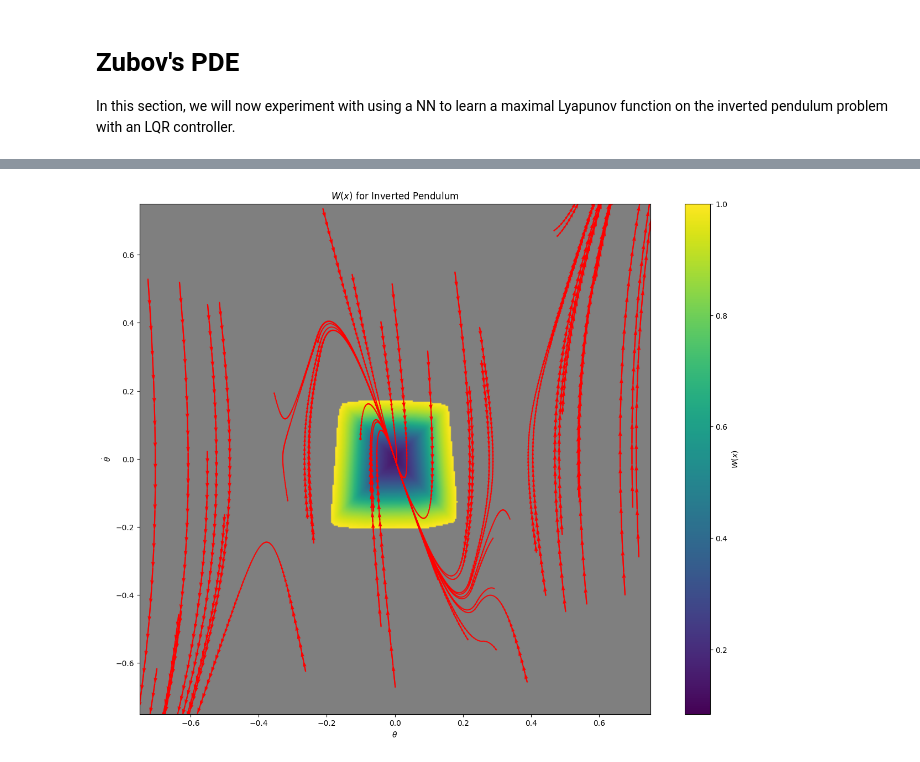
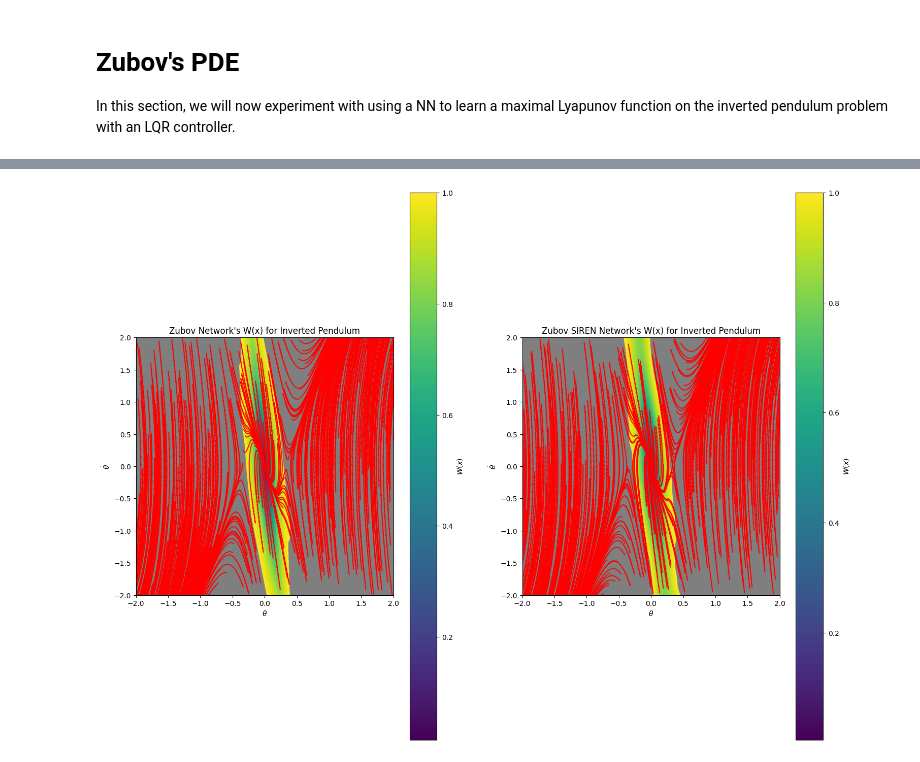
Before and after one commit to jorgejc2/ISS_Lyapunov_Stable_NN_Controllers, a Jupyter notebook: SimpleExamples/inverted_pendulum_plots/inverted_pendulum.ipynb, the cells around one changed output, grey strips where cells are left out. Drawn from its saved outputs; the diff is of its cells as text; code cells hidden in the pictures.

```diff
--- a/SimpleExamples/inverted_pendulum_plots/inverted_pendulum.ipynb
+++ b/SimpleExamples/inverted_pendulum_plots/inverted_pendulum.ipynb
@@ -475,11 +520,11 @@ zubov_network = ZubovNetwork(**zubov_args)
 # initialize the training dataset
 batch_size = 2048
 dataset_args = {
-    "n_samples": 15_000,
+    "n_samples": 100_000,
     "batch_size": batch_size,
-    "lb": zubov_args["lb"],
-    "ub": zubov_args["ub"],
-    "alpha": zubov_args["alpha"],
+    "lb": common_args["lb"],
+    "ub": common_args["ub"],
+    "alpha": 1.0,
 }
 zubov_dataset = SampleDataset(**dataset_args)
 train_loader = DataLoader(zubov_dataset, batch_size=1, shuffle=True, drop_last=False)
@@ -560,65 +672,16 @@ plt.show()
 # %%
-# Sample the Zubov network and plot it. Note that we cannot consider this to be a valid Zubov function until the network
-# gets passed to a verifier. This cell is to simply get a visualization of its output.
+fig, axs = plt.subplots(nrows=1, ncols=2, figsize=(18, 14))
+axs = axs.flatten()
+
 dim_samples = 1000
-lb_np = to_numpy(zubov_args['lb'])
-ub_np = to_numpy(zubov_args['ub'])
-plot_x_lim = (-0.75, 0.75)
-plot_y_lim = (-0.75, 0.75)
-x_lin = np.linspace(lb_np[0], ub_np[0], num=dim_samples)
-y_lin = np.linspace(lb_np[1], ub_np[1], num=dim_samples)
-X, Y = np.meshgrid(x_lin, y_lin)
-# X and Y are shape (dim_samples, dim_samples)
-samples_np = np.stack((X.flatten(), Y.flatten()), axis=1)
-# shape (dim_samples**2, 2)
-samples_torch = torch.from_numpy(samples_np).to(**set_t)
-outputs = zubov_network(samples_torch)
-# shape (dim_samples**2, 1)
-outputs = outputs.squeeze(1)
-# shape (dim_samples**2,)
-outputs_np = to_numpy(outputs)
+lb_np = to_numpy(common_args['lb'])
+ub_np = to_numpy(common_args['ub'])
+x_lim = (-2, 2)
+y_lim = (-2, 2)
+thresholds = (0.95, .95)
+for ax, net, title, threshold in zip(axs, (zubov_network, zubov_siren_network), ("Zubov Network", "Zubov SIREN Network"), thresholds):
+    plot_zubov_heatmap(fig, ax, net, lb_np, ub_np, threshold, dim_samples, x_lim, y_lim, title)
 
-# Assuming outputs_np is already obtained from your network
-outputs_reshaped = outputs_np.reshape(dim_samples, dim_samples)
-
-# Mask the regions where output > 0.9
-output_thresholds = 0.9
-# output_thresholds = 1.
-gray_mask = outputs_reshaped >= output_thresholds
-
-# Normalize outputs to [0, 1] for the colormap
-normalized_outputs = np.clip(outputs_reshaped / output_thresholds, 0, 1)
-
-# Create an RGB image where gray_mask is applied
-colored_output = plt.cm.viridis(normalized_outputs)  # Use viridis colormap for [0, 0.9]
-colored_output[gray_mask] = [0.5, 0.5, 0.5, 1.0]  # Gray color for values ≥ 0.9
-
-# Now plot random trajectories. These 3 parameters can be adjusted based on the plot of W(x)
-num_traj = 50
-traj_steps = 800
-traj_lb = torch.tensor((plot_x_lim[0], plot_y_lim[0]), **set_t).reshape(1, -1)
-traj_ub = torch.tensor((plot_x_lim[1], plot_y_lim[1]), **set_t).reshape(1, -1)
-traj_range = (traj_ub - traj_lb)
-rand_init = torch.rand((num_traj, 2)) * traj_range + traj_lb
-traj_torch = pendulum_continuous(rand_init, lqr_controller, traj_steps)
-traj_torch = torch.cat((rand_init.unsqueeze(1), traj_torch), dim=1)
-traj_np = to_numpy(traj_torch) # shape (num_traj, traj_steps, 2)
-
-plt.figure(figsize=(16, 12))
-for traj in traj_np:
-    plt.plot(traj[:, 0], traj[:, 1], color='red', alpha=0.8)
-    plt.quiver(traj[:-1, 0], traj[:-1, 1],
-               traj[1:, 0] - traj[:-1, 0], traj[1:, 1] - traj[:-1, 1],
-               angles='xy', scale_units='xy', scale=1, color='red')
-
-# Plot
-plt.xlim(plot_x_lim)
-plt.ylim(plot_y_lim)
-plt.imshow(colored_output, origin='lower', extent=[lb_np[0], ub_np[0], lb_np[1], ub_np[1]])
-plt.colorbar(label=r'$W(x)$')
-plt.title(r"$W(x)$ for Inverted Pendulum")
-plt.xlabel(r"$\theta$")
-plt.ylabel(r"$\dot{\theta}$")
 plt.show()
 # %% [output]
-[figure, old version]
+[figure, new version]
```
Also changed, not shown: parts of 10 cells of this notebook, 4 other files.
